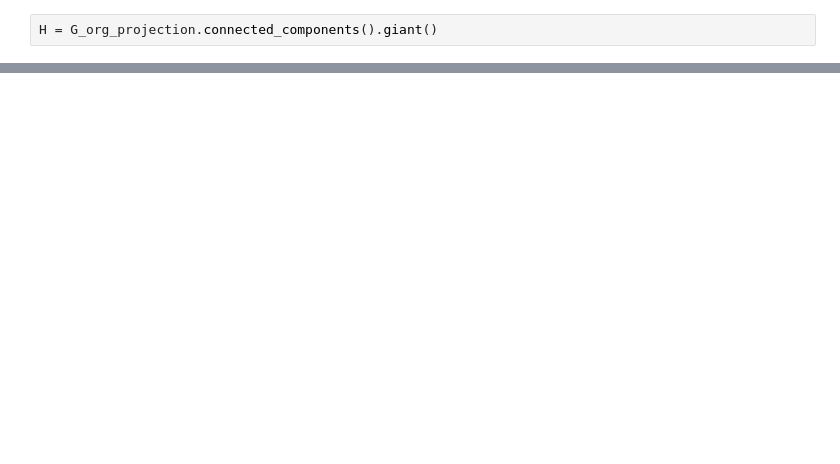
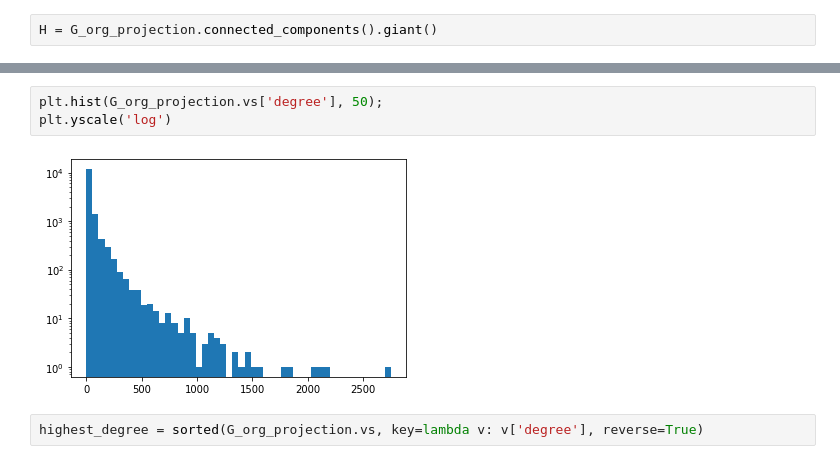
Before and after one commit to andremann/SciSci-course, a Jupyter notebook: notebooks/03.1-lab_project_network.ipynb, the cells around one changed output, grey strips where cells are left out. Cells and saved outputs as stored; diff of their text form; blank space fills up the shorter version.

```diff
--- a/notebooks/03.1-lab_project_network.ipynb
+++ b/notebooks/03.1-lab_project_network.ipynb
@@ -118,0 +280,7 @@ igraph.Vertex(<igraph.Graph object at 0x...>, 0, {'name': 908114874})
+# %%
+plt.hist(G_org_projection.vs['degree'], 50);
+plt.yscale('log')
+# %% [output]
+[figure, added]
+# %%
+highest_degree = sorted(G_org_projection.vs, key=lambda v: v['degree'], reverse=True)
```
Also changed, not shown: parts of 40 cells of this notebook.
